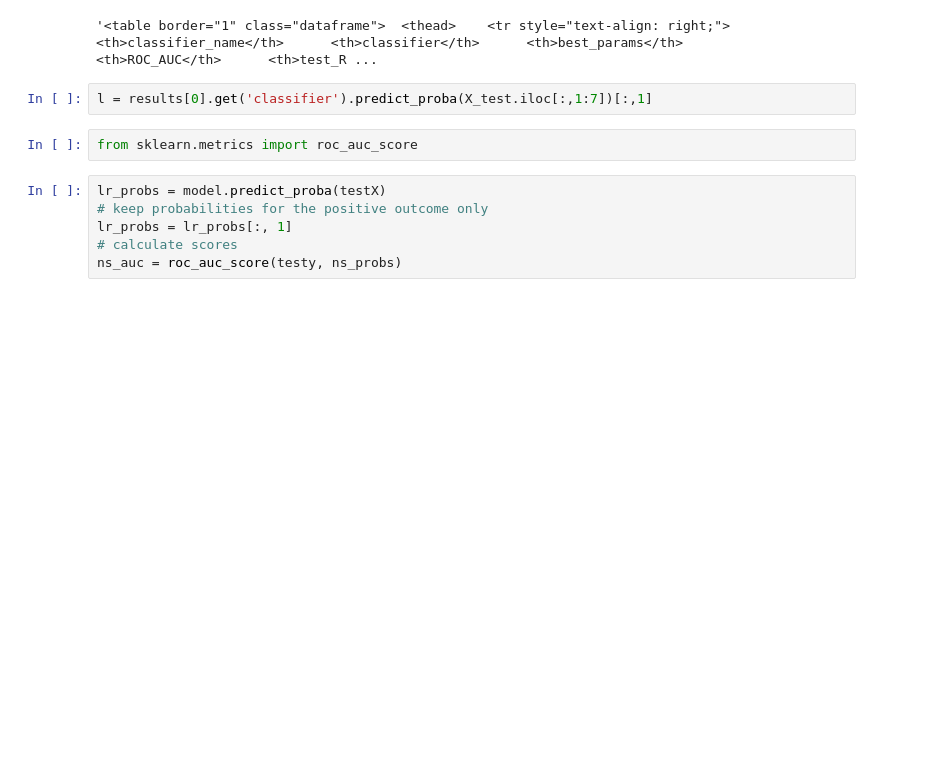
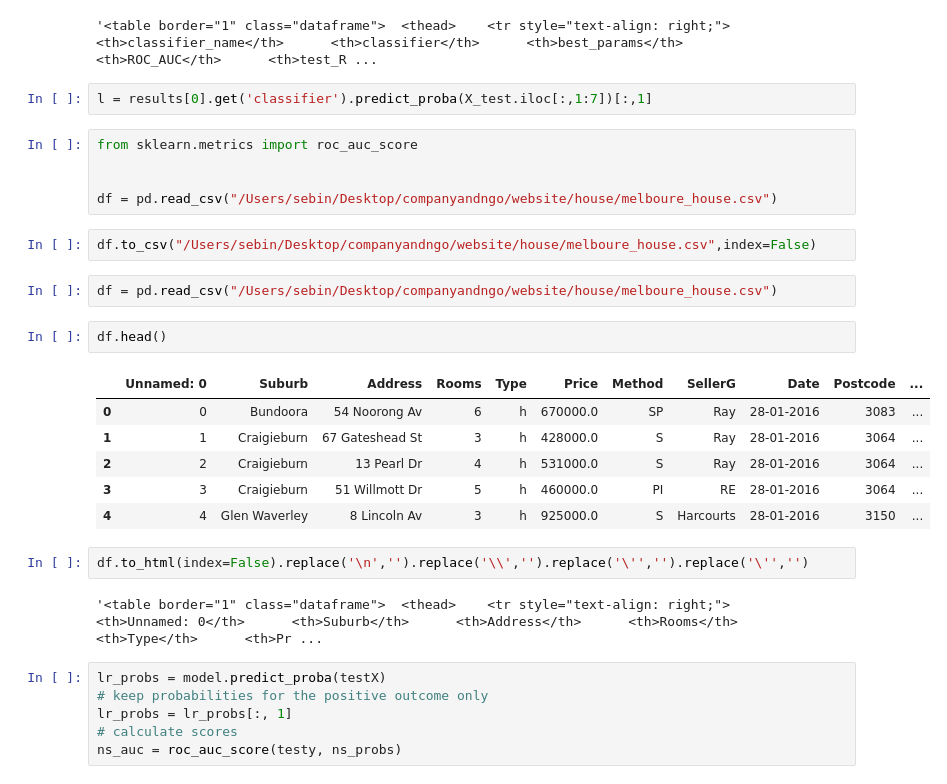
Before and after one commit to sebinsunny/US-Recession-Predictor, a Jupyter notebook: src/Models/svm.ipynb, the cells around one changed output. Saved outputs shown, nothing was run; the diff lists cells and outputs as text; blank space fills up the shorter version.

Commit message:
completed adding dataset, api, graph description, working on the house price prediction.

```diff
--- a/src/Models/svm.ipynb
+++ b/src/Models/svm.ipynb
@@ -233,6 +233,26 @@ df.to_html(index=False).replace('\n','').replace('\\','').replace('\'','').repla
 l = results[0].get('classifier').predict_proba(X_test.iloc[:,1:7])[:,1]
 # %%
 from sklearn.metrics import roc_auc_score
+
+
+df = pd.read_csv("/Users/sebin/Desktop/companyandngo/website/house/melboure_house.csv")
+# %%
+df.to_csv("/Users/sebin/Desktop/companyandngo/website/house/melboure_house.csv",index=False)
+# %%
+df = pd.read_csv("/Users/sebin/Desktop/companyandngo/website/house/melboure_house.csv")
+# %%
+df.head()
+# %% [output]
+|  | Unnamed: 0 | Suburb | Address | Rooms | Type | Price | Method | SellerG | Date | Postcode | ... |
+| 0 | 0 | Bundoora | 54 Noorong Av | 6 | h | 670000.0 | SP | Ray | 28-01-2016 | 3083 | ... |
+| 1 | 1 | Craigieburn | 67 Gateshead St | 3 | h | 428000.0 | S | Ray | 28-01-2016 | 3064 | ... |
+| 2 | 2 | Craigieburn | 13 Pearl Dr | 4 | h | 531000.0 | S | Ray | 28-01-2016 | 3064 | ... |
+| 3 | 3 | Craigieburn | 51 Willmott Dr | 5 | h | 460000.0 | PI | RE | 28-01-2016 | 3064 | ... |
+| 4 | 4 | Glen Waverley | 8 Lincoln Av | 3 | h | 925000.0 | S | Harcourts | 28-01-2016 | 3150 | ... |
+# %%
+df.to_html(index=False).replace('\n','').replace('\\','').replace('\'','').replace('\'','')
+# %% [output]
+'<table border="1" class="dataframe">  <thead>    <tr style="text-align: right;">      <th>Unnamed: 0</th>      <th>Suburb</th>      <th>Address</th>      <th>Rooms</th>      <th>Type</th>      <th>Pr ...
 # %%
 lr_probs = model.predict_proba(testX)
 # keep probabilities for the positive outcome only
```
Also changed, not shown: parts of 7 cells of this notebook, 6 other files.
